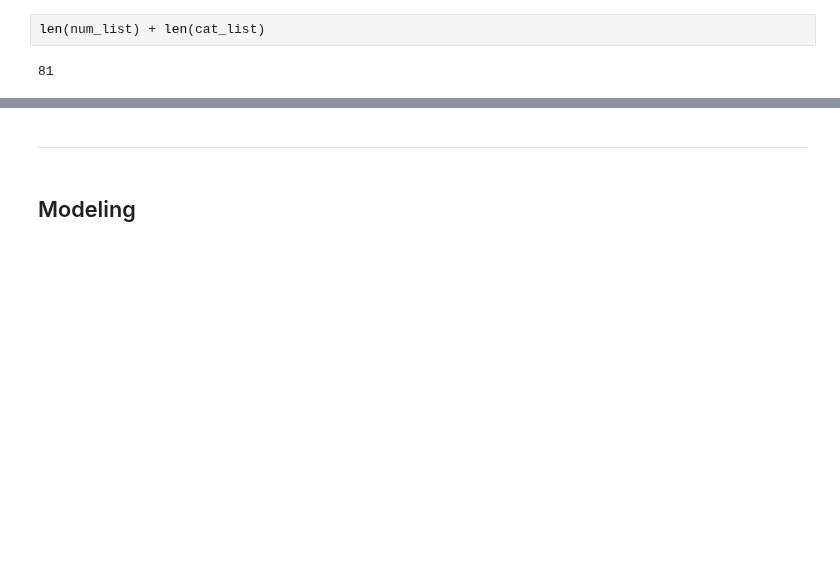
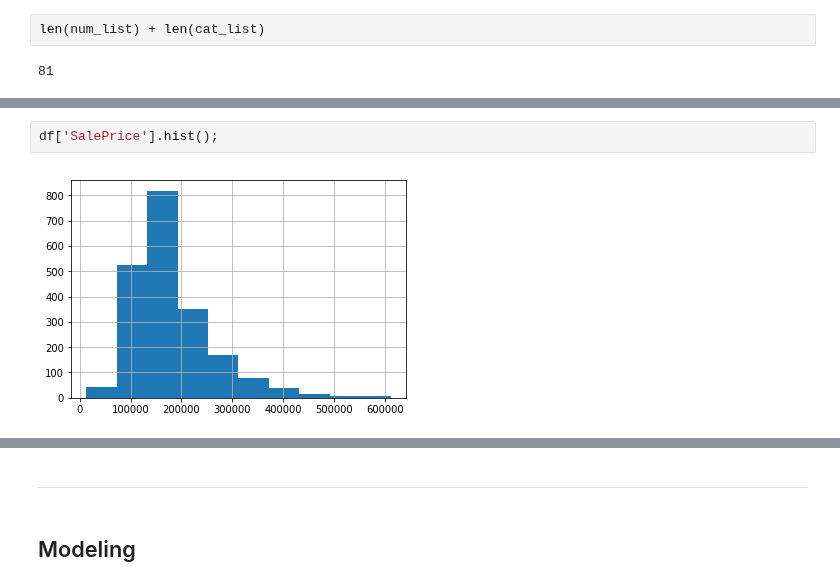
Before and after one commit to CreightonAshton/Scratchwork, a Jupyter notebook: Code/Ames/Ames.ipynb, the cells around one changed output, grey strips where cells are left out. Drawn from its saved outputs; the diff is of its cells as text; blank space fills up the shorter version.

```diff
--- a/Code/Ames/Ames.ipynb
+++ b/Code/Ames/Ames.ipynb
@@ -368,0 +429,4 @@ len(num_list) + len(cat_list)
+# %%
+df['SalePrice'].hist();
+# %% [output]
+[figure, added]
```
Also changed, not shown: parts of 29 cells of this notebook.
